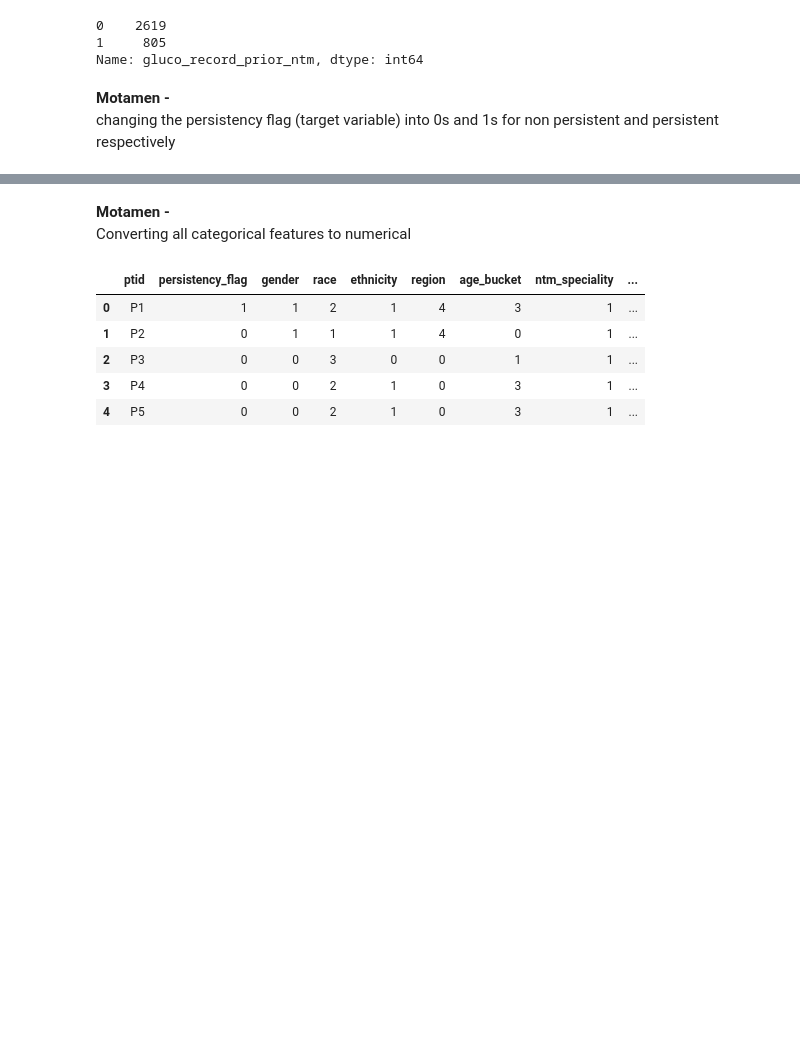
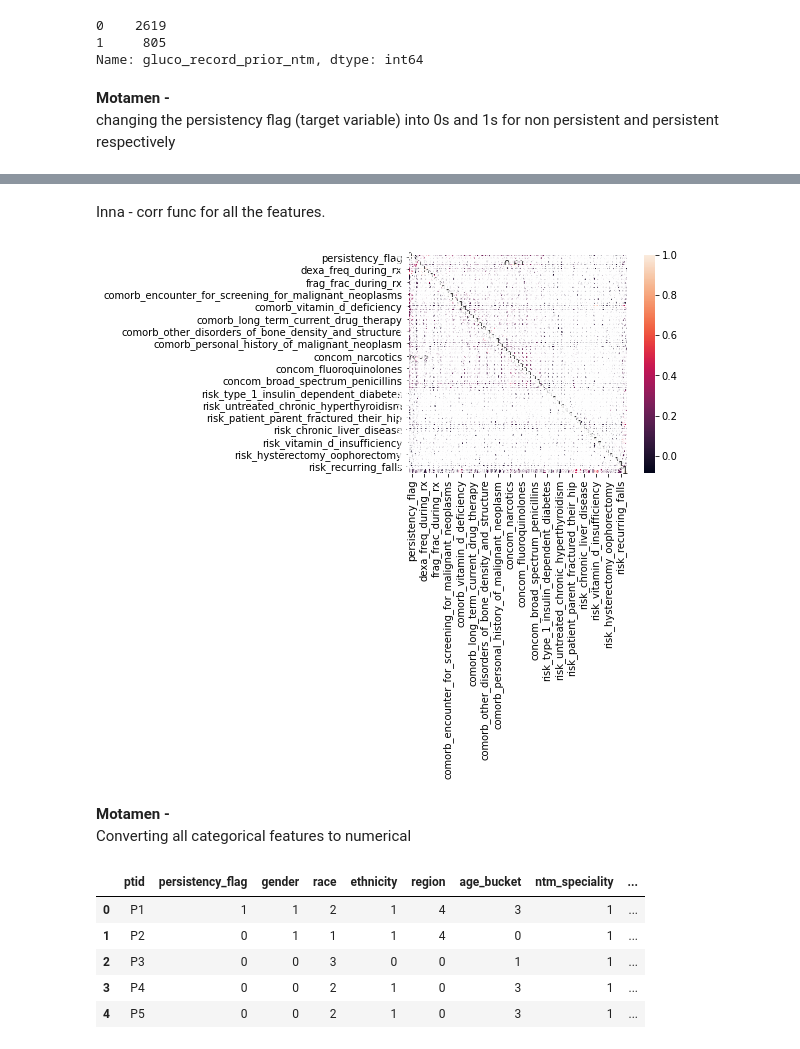
Before and after one commit to TheHamhams/dg_group_project, a Jupyter notebook: EDA.ipynb, the cells around one changed output, grey strips where cells are left out. Drawn from its saved outputs; the diff is of its cells as text; code cells hidden in the pictures; blank space fills up the shorter version.

Commit message:
Inna's part

```diff
--- a/EDA.ipynb
+++ b/EDA.ipynb
@@ -231,6 +237,16 @@ data.head()
 | 2 | P3 | 0 | Female | Other/Unknown | Hispanic | Midwest | 65-75 | GENERAL PRACTITIONER | ... |
 | 3 | P4 | 0 | Female | Caucasian | Not Hispanic | Midwest | >75 | GENERAL PRACTITIONER | ... |
 | 4 | P5 | 0 | Female | Caucasian | Not Hispanic | Midwest | >75 | GENERAL PRACTITIONER | ... |
+# %% [markdown]
+Inna -
+corr func for all the features.
+# %%
+corr = data.corr()
+sns.heatmap(corr, annot=True, square=True)
+plt.yticks(rotation=0)
+plt.show()
+# %% [output]
+[figure, added]
 # %% [markdown]
 **Motamen -** <br>
 Converting all categorical features to numerical
```
Also changed, not shown: parts of 9 cells of this notebook.
